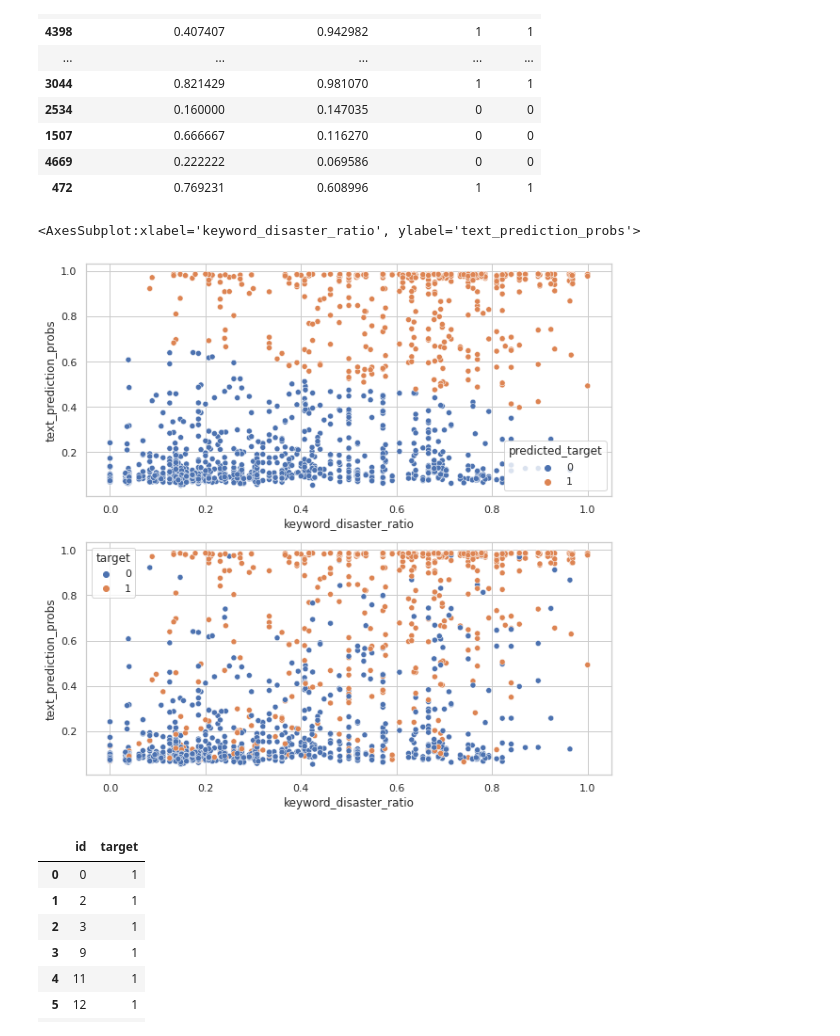
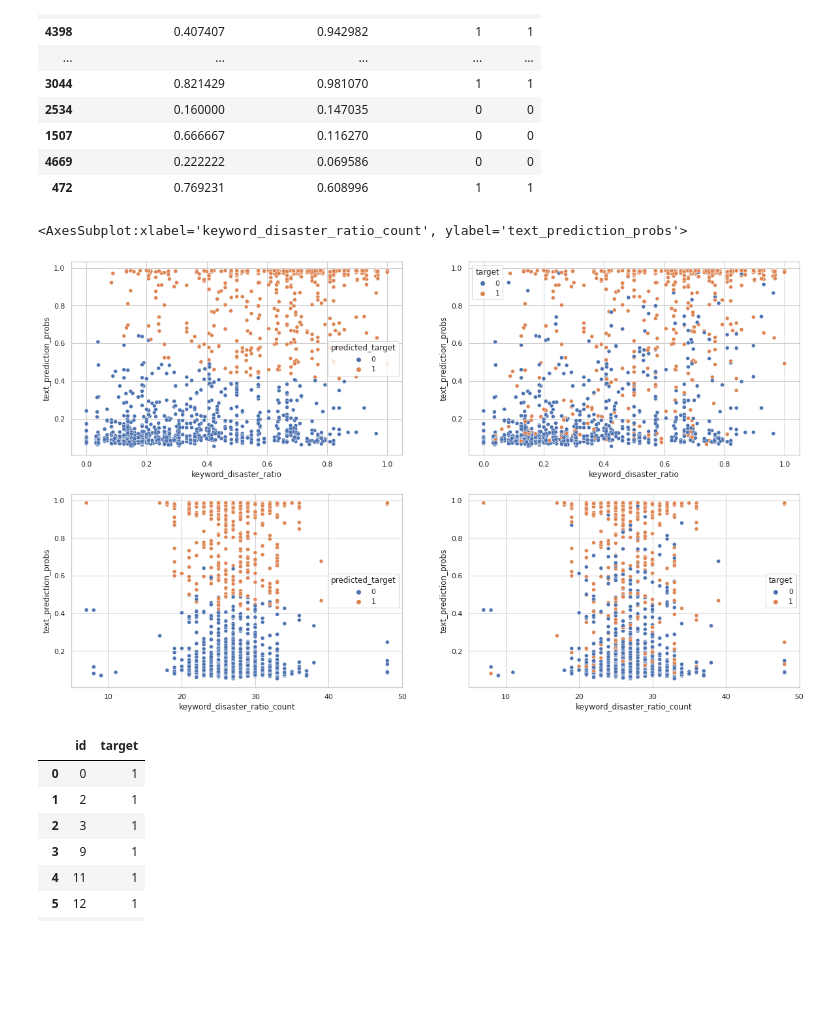
Before and after one commit to niggoo/nlp-disaster-tweets-classification, a Jupyter notebook: nlp-disaster-tweets-classification.ipynb, the cells around one changed output. Saved outputs shown, nothing was run; the diff lists cells and outputs as text; code cells hidden in the pictures; blank space fills up the shorter version.

Commit message:
feat: Adds keyword disaster ratio count f. weight selection

```diff
--- a/nlp-disaster-tweets-classification.ipynb
+++ b/nlp-disaster-tweets-classification.ipynb
@@ -597,8 +693,8 @@ Acc: 0.844, SVC(C=0.0201, random_state=42)
 ## AdaBoost
 # %%
 best_ada = hyperparameter_grid_search(evaluate_ada, {
-    "n_estimators": [10, 30, 60, 80, 100,  200, 250, 300],
-    "learning_rate": np.arange(0.01, 0.2, 0.01)
+    "n_estimators": [5, 10, 15,  30],
+    "learning_rate": np.arange(0.01, 0.25, 0.01)
 }, train_x, train_y, val_x, val_y)
 # %% [output]
 Best 3 classifiers:
@@ -607,0 +706,6 @@ Acc: 0.842, AdaBoostClassifier(learning_rate=0.01, n_estimators=60, random_state
+# %%
+best_lr = hyperparameter_grid_search(evaluate_lr, {
+    "penalty": ["l1", "l2"],
+    "solver": ["liblinear"],
+    "C": np.arange(0.001, 0.1, 0.001)
+}, train_x, train_y, val_x, val_y)
@@ -609,8 +718,8 @@ Acc: 0.842, AdaBoostClassifier(learning_rate=0.01, n_estimators=60, random_state
 ## Random Forest
 # %%
 best_rf = hyperparameter_grid_search(evaluate_rf, {
-    "n_estimators": [10, 50, 70, 100,  200, 250, 300],
-    "max_depth": [None, 1, 2, 3, 4, 5],
+    "n_estimators": [10, 20, 30, 35, 40, 45, 50],
+    "max_depth": [None, 1, 2, 3],
 }, train_x, train_y, val_x, val_y)
 # %% [output]
 Best 3 classifiers:
@@ -631,5 +740,5 @@ Acc: 0.842, KNeighborsClassifier(n_neighbors=50)
 # %%
-results = [best_svc, best_ada, best_knn, best_rf]
+results = [best_svc, best_ada, best_knn, best_rf, best_lr, best_gbdt]
 results.sort(key=lambda d: d['val_acc'], reverse=True)
 
 print("Best 3 classifiers: ")
@@ -664,12 +773,17 @@ val_df[["keyword_disaster_ratio", "text_prediction_probs", "predicted_target", "
 | 4669 | 0.222222 | 0.069586 | 0 | 0 |
 | 472 | 0.769231 | 0.608996 | 1 | 1 |
 # %%
-fig, axs = plt.subplots(2, figsize=(10,10))
-sns.scatterplot(data=val_df, x="keyword_disaster_ratio", y="text_prediction_probs", hue="predicted_target",ax=axs[0])
-sns.scatterplot(data=val_df, x="keyword_disaster_ratio", y="text_prediction_probs", hue="target",ax=axs[1])
+fig, axs = plt.subplots(2,2, figsize=(20,12))
+
+sns.scatterplot(data=val_df, x="keyword_disaster_ratio", y="text_prediction_probs", hue="predicted_target",ax=axs[0, 0])
+sns.scatterplot(data=val_df, x="keyword_disaster_ratio", y="text_prediction_probs", hue="target",ax=axs[0, 1])
+
+
+sns.scatterplot(data=val_df, x="keyword_disaster_ratio_count", y="text_prediction_probs", hue="predicted_target",ax=axs[1, 0])
+sns.scatterplot(data=val_df, x="keyword_disaster_ratio_count", y="text_prediction_probs", hue="target",ax=axs[1, 1])
 # %% [output]
-<AxesSubplot:xlabel='keyword_disaster_ratio', ylabel='text_prediction_probs'>
+<AxesSubplot:xlabel='keyword_disaster_ratio_count', ylabel='text_prediction_probs'>
-[figure, old version]
+[figure, new version]
 # %%
 test_predictions = best_overall['clf'].predict(test_x)
 
```
Also changed, not shown: parts of 22 cells of this notebook.
